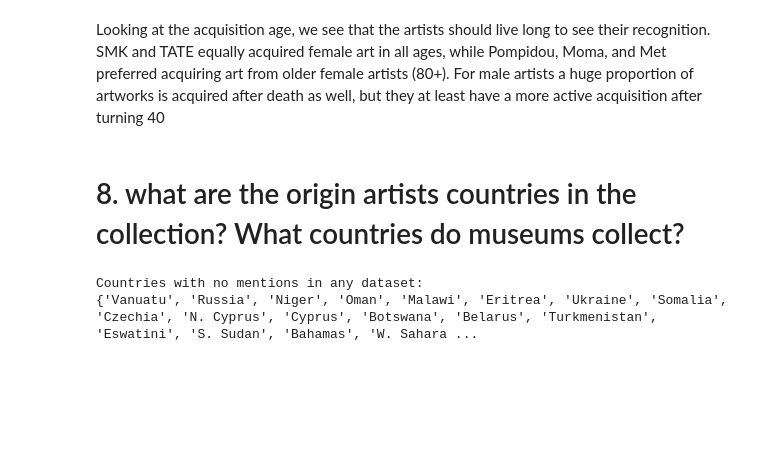
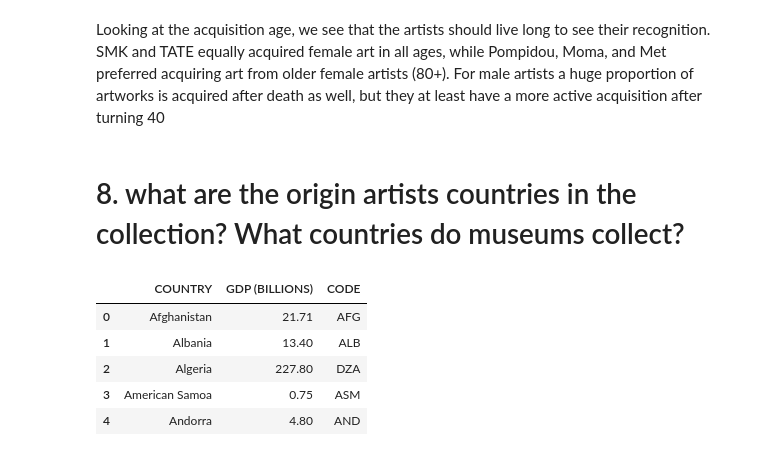
Before and after one commit to ToninaP/data_analysis_portfolio, a Jupyter notebook: exploratory_analysis.ipynb, the cells around one changed output. Saved outputs shown, nothing was run; the diff lists cells and outputs as text; code cells hidden in the pictures; blank space fills up the shorter version.

Commit message:
maps
one country plotted

```diff
--- a/exploratory_analysis.ipynb
+++ b/exploratory_analysis.ipynb
@@ -75,7 +75,4 @@ Looking at the acquisition age, we see that the artists should live long to see
 # %% [markdown]
 # 8. what are the origin artists countries in the collection? What countries do museums collect?
 # %%
-fig, world_merged = plot_origin_countries(museums_data, museum_names)
+plot_origin_countries(museums_data, museum_names)
-# %% [output]
-Countries with no mentions in any dataset:
-{'Vanuatu', 'Russia', 'Niger', 'Oman', 'Malawi', 'Eritrea', 'Ukraine', 'Somalia', 'Czechia', 'N. Cyprus', 'Cyprus', 'Botswana', 'Belarus', 'Turkmenistan', 'Eswatini', 'S. Sudan', 'Bahamas', 'W. Sahara ...
@@ -85,0 +82,47 @@ fig
+# %%
+import plotly.graph_objects as go
+import pandas as pd
+
+df = pd.read_csv('https://raw.githubusercontent.com/plotly/datasets/master/2014_world_gdp_with_codes.csv')
+
+fig = go.Figure(data=go.Choropleth(
+    locations = df['CODE'],
+    z = df['GDP (BILLIONS)'],
+    text = df['COUNTRY'],
+    colorscale = 'Blues',
+    autocolorscale=False,
+    reversescale=True,
+    marker_line_color='darkgray',
+    marker_line_width=0.5,
+    colorbar_tickprefix = '$',
+    colorbar_title = 'GDP<br>Billions US$',
+))
+
+fig.update_layout(
+    title_text='2014 Global GDP',
+    geo=dict(
+        showframe=False,
+        showcoastlines=False,
+        projection_type='equirectangular'
+    ),
+    annotations = [dict(
+        x=0.55,
+        y=0.1,
+        xref='paper',
+        yref='paper',
+        text='Source: <a href="https://www.cia.gov/library/publications/the-world-factbook/fields/2195.html">\
+            CIA World Factbook</a>',
+        showarrow = False
+    )]
+)
+
+fig.show()
+# %%
+df.head()
+# %% [output]
+|  | COUNTRY | GDP (BILLIONS) | CODE |
+| 0 | Afghanistan | 21.71 | AFG |
+| 1 | Albania | 13.40 | ALB |
+| 2 | Algeria | 227.80 | DZA |
+| 3 | American Samoa | 0.75 | ASM |
+| 4 | Andorra | 4.80 | AND |
```
Also changed, not shown: parts of 4 cells of this notebook, 1 other file.
